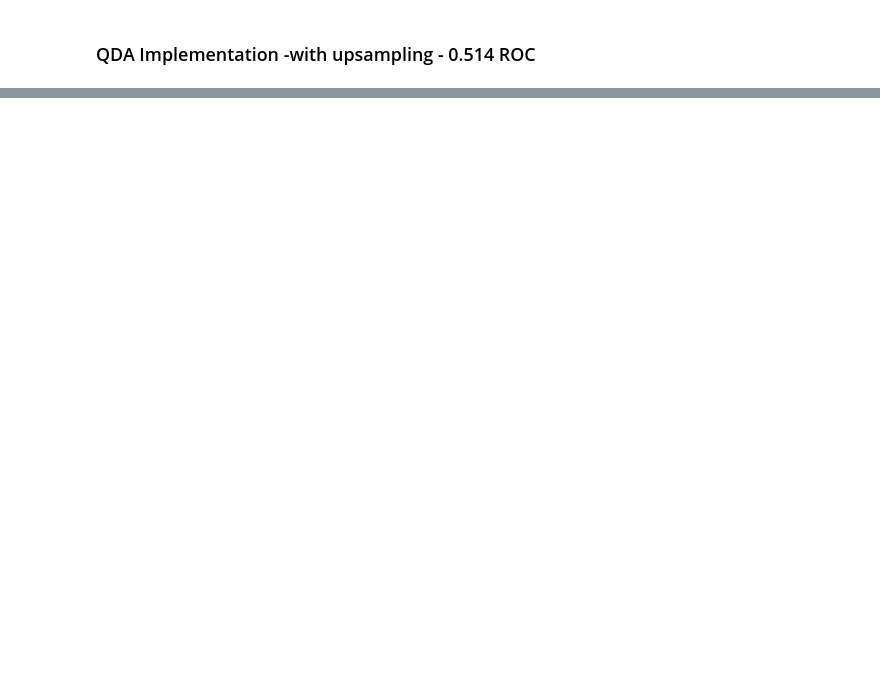
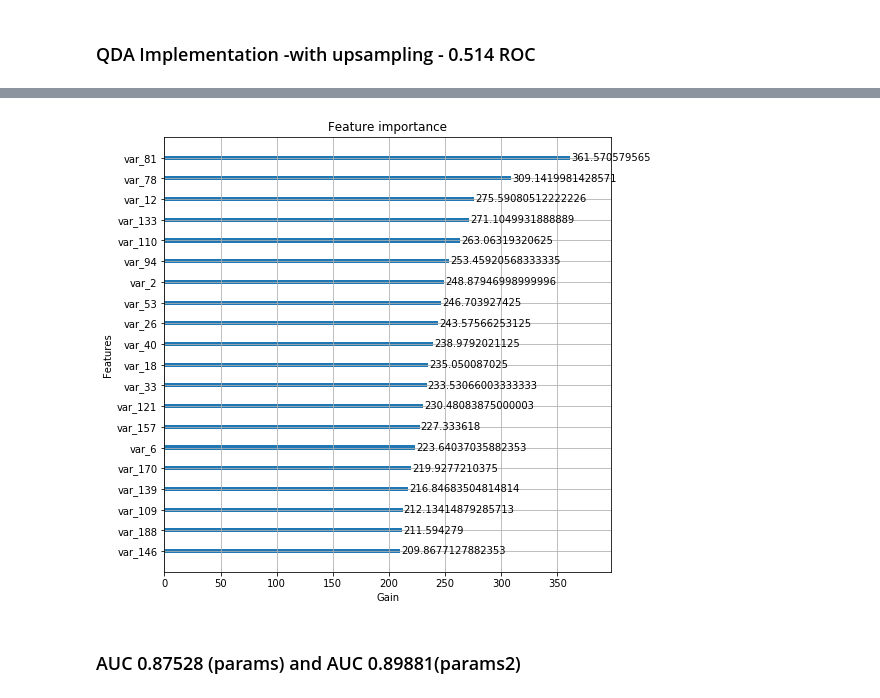
Before and after one commit to parihardeepanshu/DS5220, a Jupyter notebook: DS5220_project_ajeya.ipynb, the cells around one changed output, grey strips where cells are left out. Cells and saved outputs as stored; diff of their text form; code cells hidden in the pictures; blank space fills up the shorter version.

```diff
--- a/DS5220_project_ajeya.ipynb
+++ b/DS5220_project_ajeya.ipynb
@@ -223,0 +249,3 @@ Fold 4 started at Thu Apr  4 14:37:07 2019
+# %%
+model = XGBClassifier()
+model.fit(train_x, train_y)
@@ -223,0 +266,8 @@ Fold 4 started at Thu Apr  4 14:37:07 2019
+# %%
+fig, ax = plt.subplots(1,1,figsize=(8,8))
+xgb.plot_importance(model, max_num_features=20, ax=ax, importance_type="gain", xlabel="Gain")
+plt.show()
+# %% [output]
+[figure, added]
+# %% [markdown]
+### AUC 0.87528 (params) and AUC 0.89881(params2)
```
Also changed, not shown: parts of 26 cells of this notebook, 6 other files.
